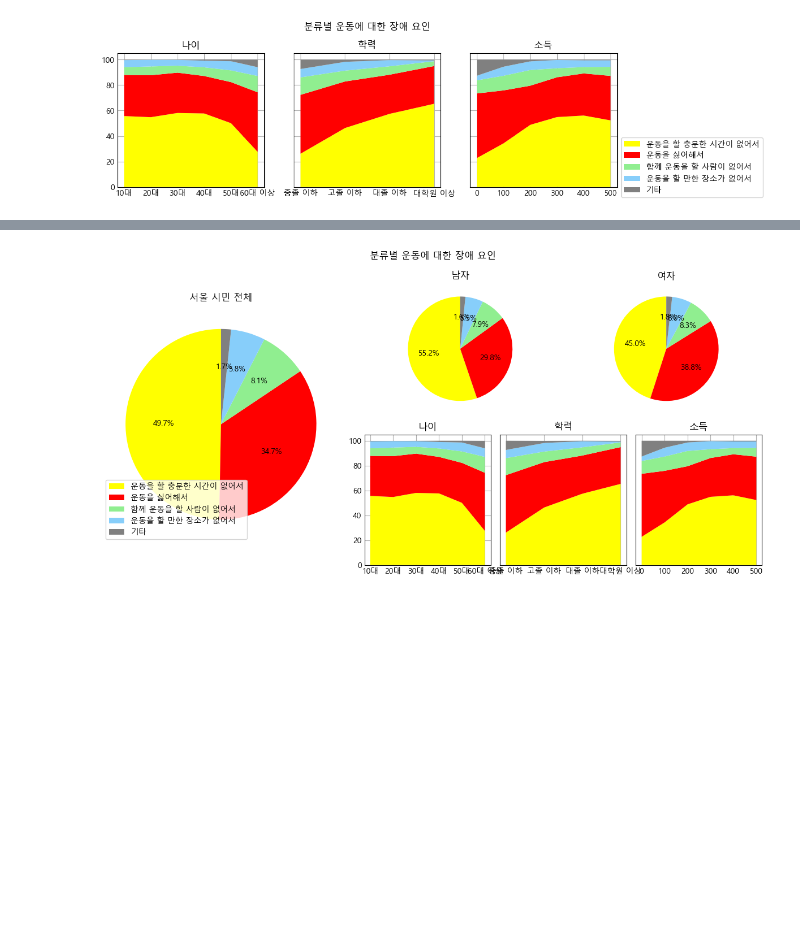
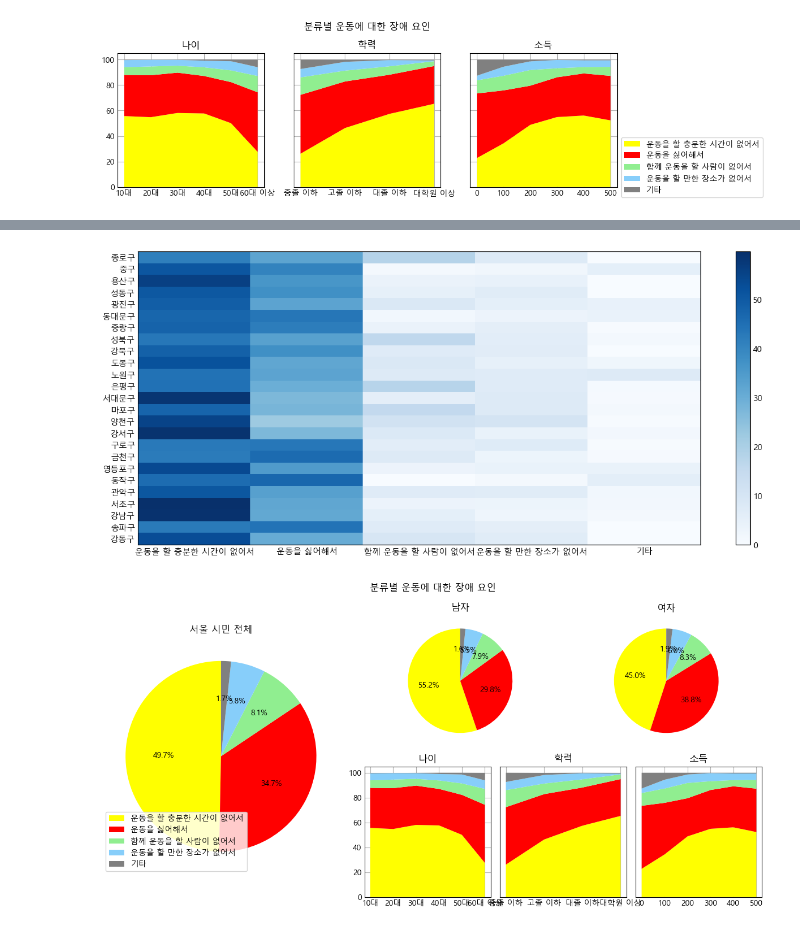
Before and after one commit to AlpacaMale/python_matplotlib, a Jupyter notebook: numpy.ipynb, the cells around one changed output, grey strips where cells are left out. Saved outputs shown, nothing was run; the diff lists cells and outputs as text; code cells hidden in the pictures; blank space fills up the shorter version.

```diff
--- a/numpy.ipynb
+++ b/numpy.ipynb
@@ -124,3 +161,15 @@ plt.show()
+# %%
+plt.style.use("_mpl-gallery-nogrid")
+df_local_value = np.where(df_local.values == "-", 0, df_local.values).astype(float)
+
+plt.figure(figsize=(12, 5))
+plt.imshow(df_local_value, aspect="auto")
+plt.xticks(np.arange(len(df_local.columns)), df_local.columns)
+plt.yticks(np.arange(len(df_local.index)), df_local.index)
+plt.colorbar()
+plt.show()
+# %% [output]
+[figure, added]
 # %%
 import matplotlib.gridspec as gridspec
 
```
Also changed, not shown: parts of 7 cells of this notebook, 8 other files.
